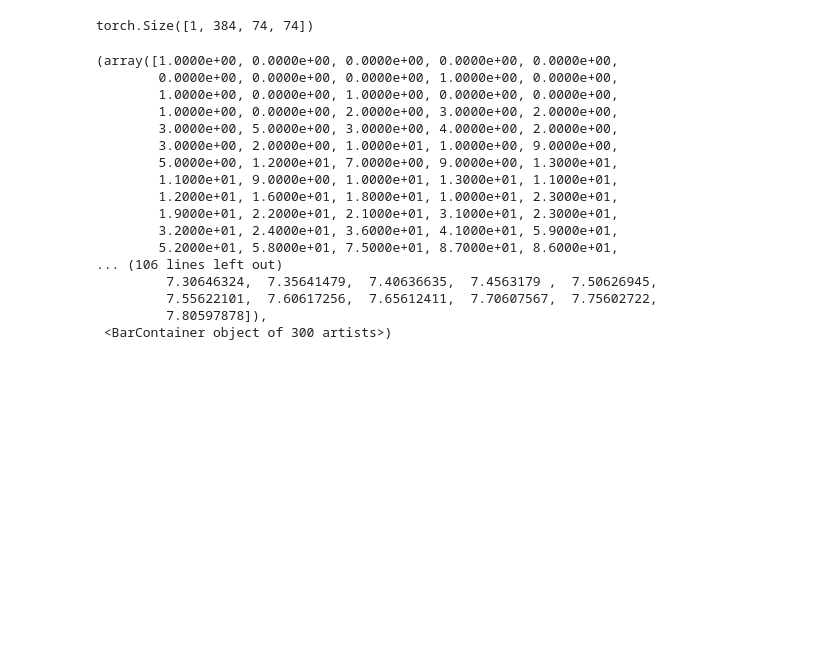
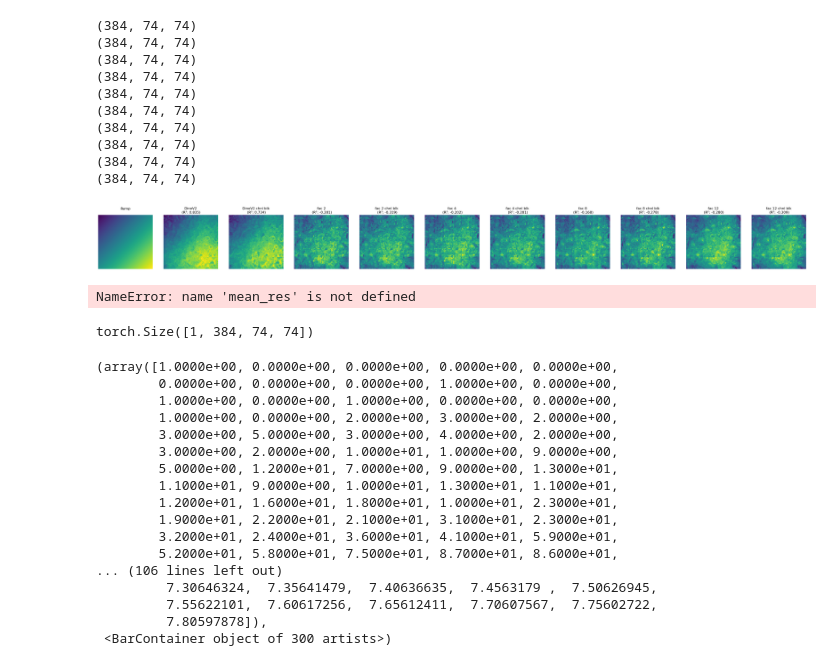
Before and after one commit to tldr-group/dino-saw, a Jupyter notebook: testing_dinov2/translation.ipynb, the cells around one changed output. Drawn from its saved outputs; the diff is of its cells as text; code cells hidden in the pictures; blank space fills up the shorter version.

```diff
--- a/testing_dinov2/translation.ipynb
+++ b/testing_dinov2/translation.ipynb
@@ -205,4 +236,25 @@ mean_res = res/x_steps.flatten().shape[0]
+# %%
+preds_ = [model.forward_features(img.float(), make_2D=True),translate(img, factor=2),translate(img, factor=4), translate(img, factor=8), translate(img, factor=16)]
+preds = [tensor for pred in preds_ for tensor in (pred, pred.clone())]
+titles = ["DinoV2", "DinoV2 chnl blk", "fac 2" ,"fac 2 chnl blk", "fac 4" ,"fac 4 chnl blk", "fac 8", "fac 8 chnl blk", "fac 12", "fac 12 chnl blk"]
+blanked = [False, True]*5
+# %%
+probe(preds, blanked, titles, ramp="diag")
+# %% [output]
+(384, 74, 74)
+(384, 74, 74)
+(384, 74, 74)
+(384, 74, 74)
+(384, 74, 74)
+(384, 74, 74)
+(384, 74, 74)
+(384, 74, 74)
+(384, 74, 74)
+(384, 74, 74)
+[figure, added]
 # %%
 import tifffile
-tifffile.imwrite("default_img_trans_mean.tiff", mean_res.cpu().numpy())
+tifffile.imwrite("default_img_trans_mean_factor_4.tiff", mean_res.cpu().numpy())
+# %% [output]
+NameError: name 'mean_res' is not defined
 # %%
```
Also changed, not shown: parts of 9 cells of this notebook.
